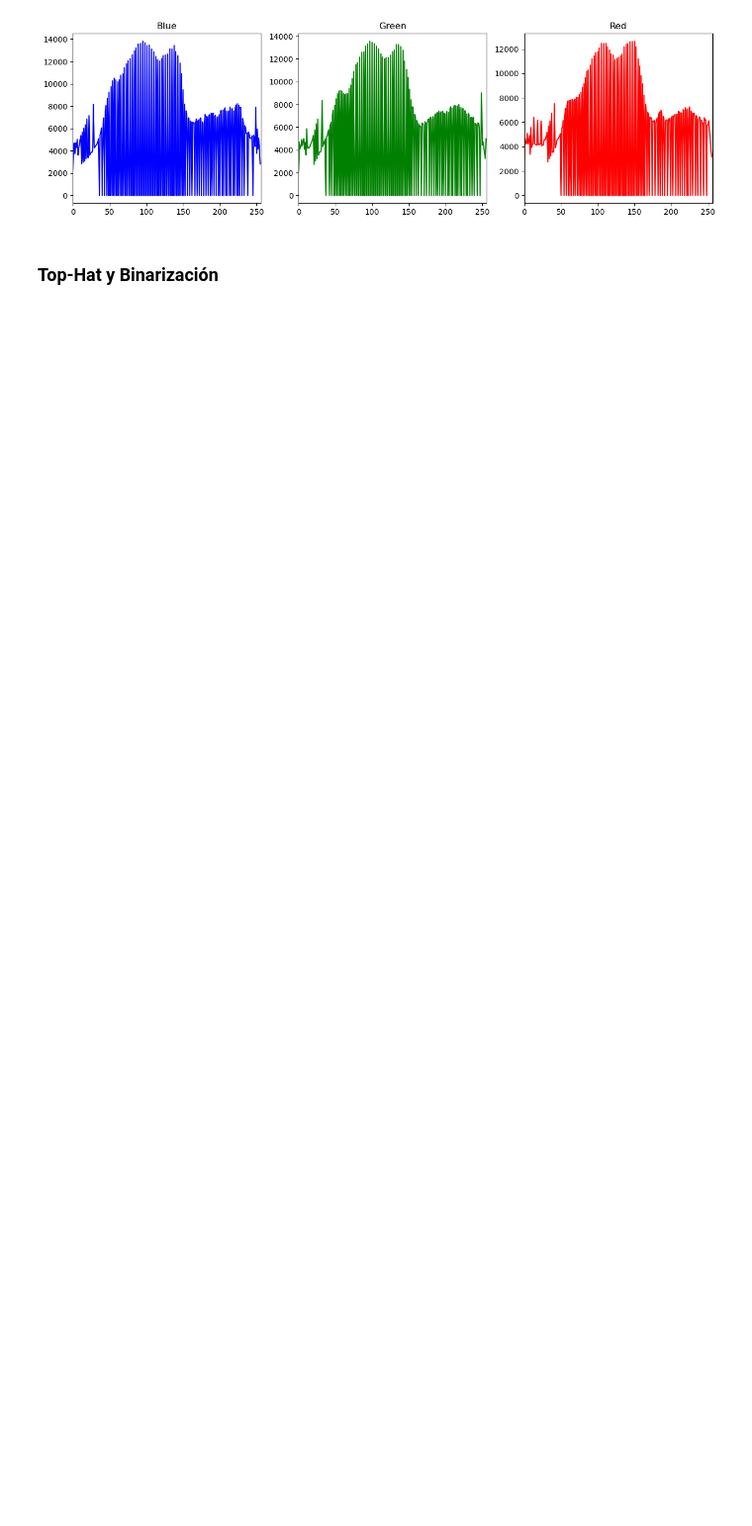
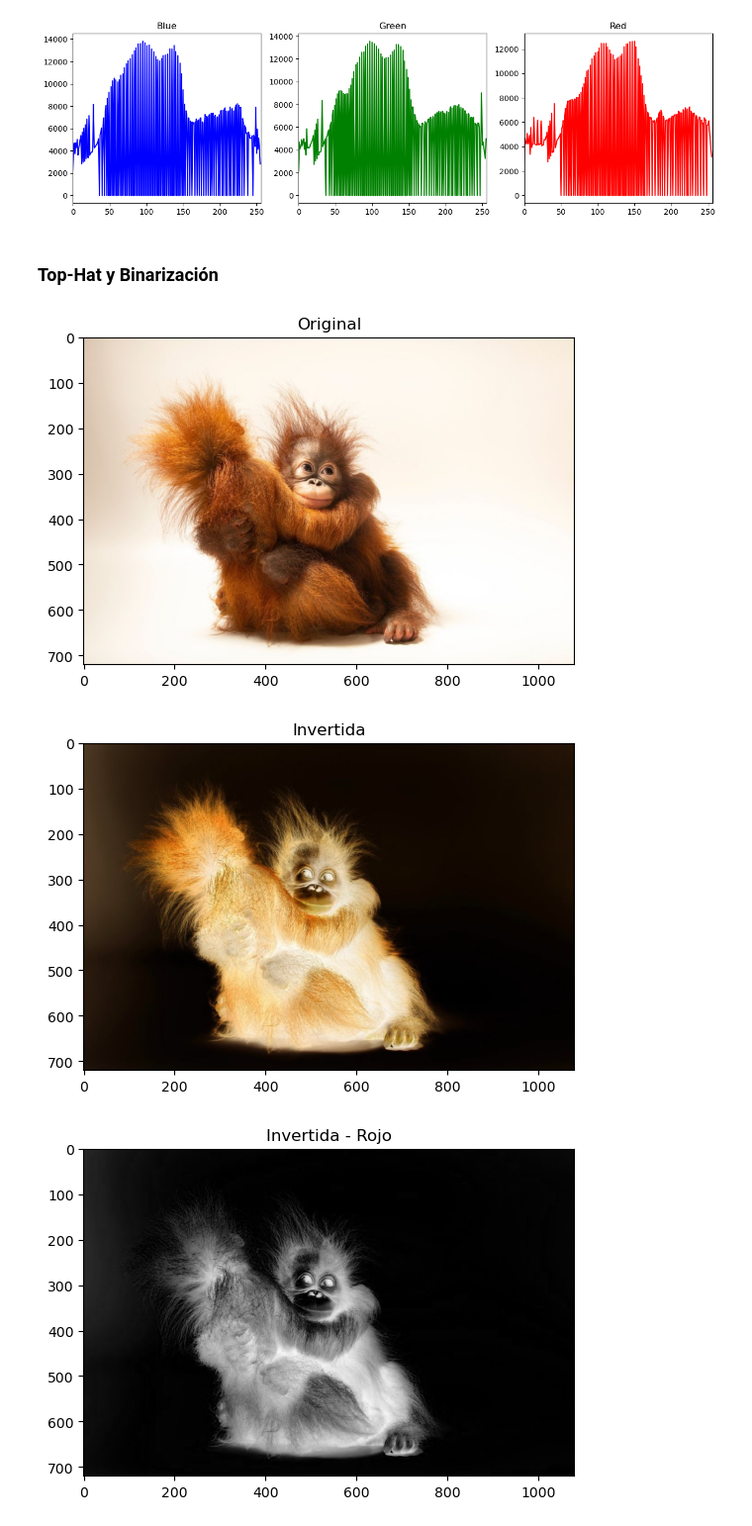
Before and after one commit to morozco0/TICS315, a Jupyter notebook: VA/Tarea 4.ipynb, the cells around one changed output. Shown at 99% size. Cells and saved outputs as stored; diff of their text form; code cells hidden in the pictures; blank space fills up the shorter version.

```diff
--- a/VA/Tarea 4.ipynb
+++ b/VA/Tarea 4.ipynb
@@ -114,3 +114,29 @@ plt.show()
 [figure]
 # %% [markdown]
 ### Top-Hat y Binarización
+# %%
+# Leer imagen
+img = cv2.imread('images/tophat.jpg')
+img_rgb = cv2.cvtColor(img, cv2.COLOR_BGR2RGB)
+
+# Imagen Original
+plt.imshow(img_rgb)
+plt.title('Original')
+plt.show()
+
+# Invertimos los colores de la imagen
+neg = 255 - img
+plt.imshow(neg)
+plt.title('Invertida')
+plt.show()
+
+# Separamos los canales utilizando la imagen negativa
+blue, green, red = cv2.split(neg)
+
+plt.imshow(red, cmap='gray')
+plt.title('Invertida - Rojo')
+plt.show()
+# %% [output]
+[figure, added]
+[figure, added]
+[figure, added]
```
Also changed, not shown: parts of 9 cells of this notebook, 1 other file.
